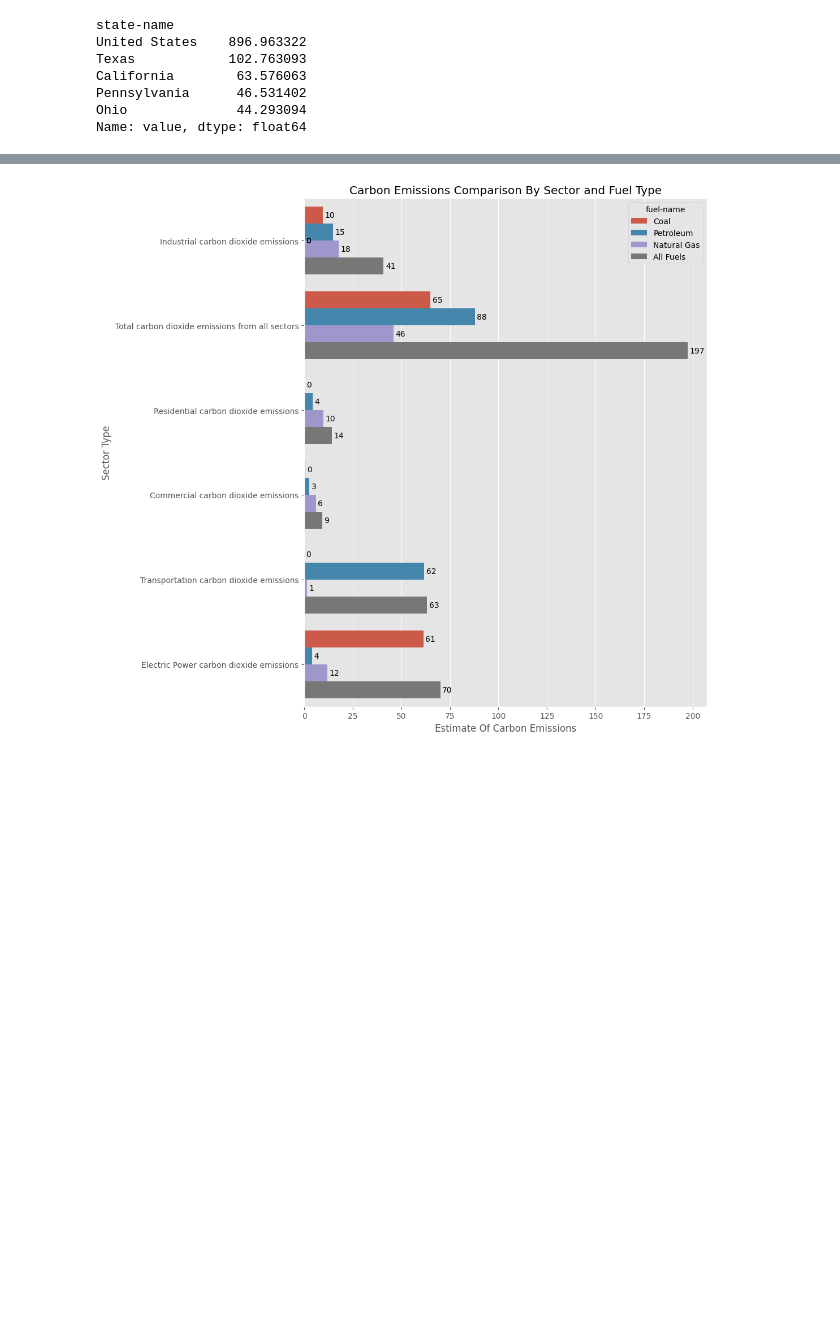
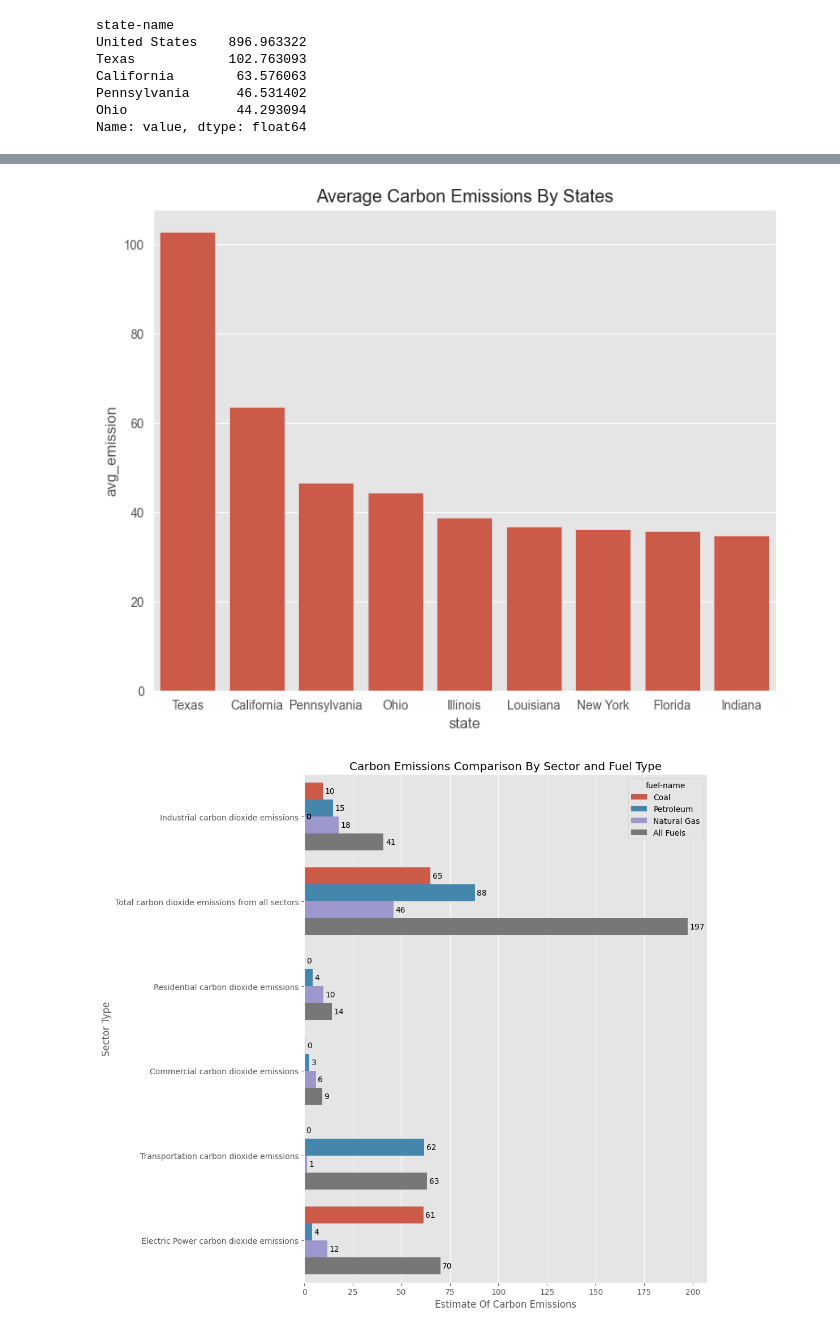
Before and after one commit to houssinekhlif/Project-1, a Jupyter notebook: CarbonEmissionsUS.ipynb, the cells around one changed output, grey strips where cells are left out. Saved outputs shown, nothing was run; the diff lists cells and outputs as text; code cells hidden in the pictures; blank space fills up the shorter version.

```diff
--- a/CarbonEmissionsUS.ipynb
+++ b/CarbonEmissionsUS.ipynb
@@ -72,3 +72,13 @@ plt.show()
+# %%
+plt.figure(figsize=(9,7))
+plt.style.use("ggplot")
+df_subset=df_by_state[1:10].reset_index()
+df_subset.columns = ["state", "avg_emission"]
+sns.barplot(data=df_subset,x="state",y="avg_emission")
+plt.title("Average Carbon Emissions By States")
+plt.show()
+# %% [output]
+[figure, added]
 # %%
 plt.figure(figsize=(11,10))
 ax=sns.barplot(data=df_emissions,y="sector-name",x="value",hue="fuel-name",errorbar=('ci', False))
```
Also changed, not shown: parts of 8 cells of this notebook.
